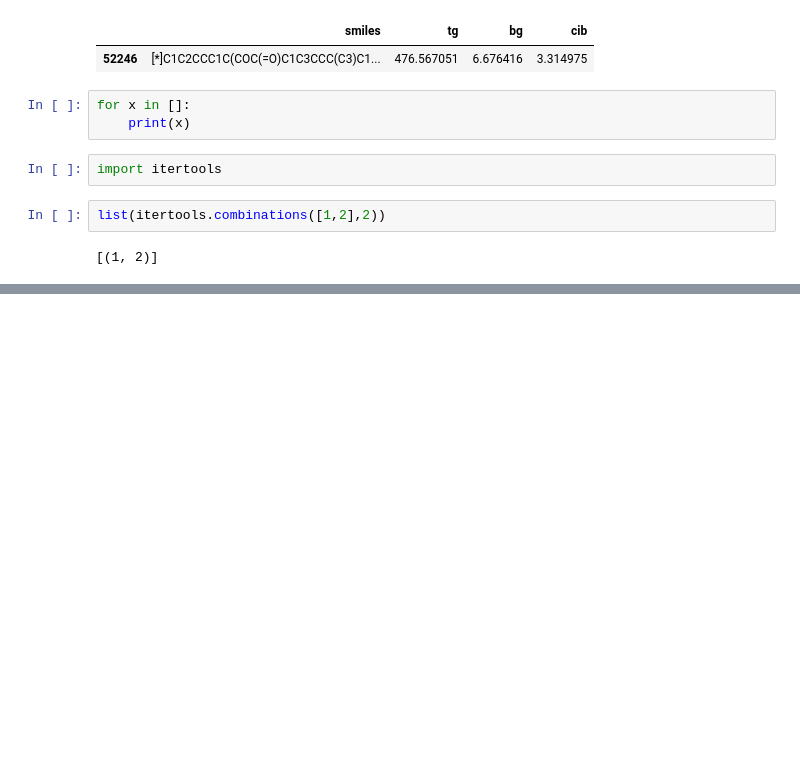
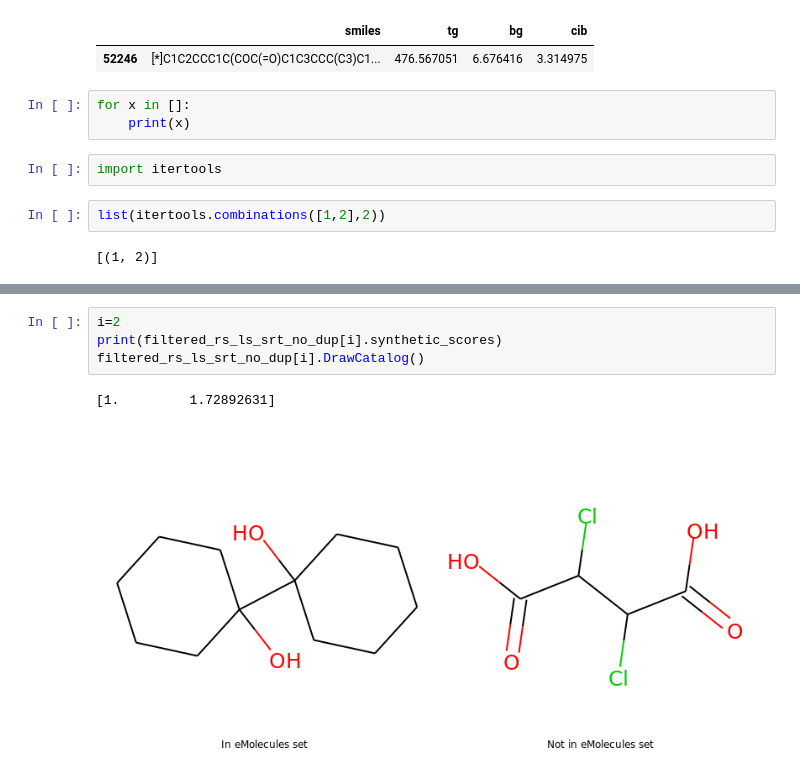
Before and after one commit to rishigurnani/hMOFs-Snurr, a Jupyter notebook: fall20_mse_8803_2.ipynb, the cells around one changed output, grey strips where cells are left out. Drawn from its saved outputs; the diff is of its cells as text; blank space fills up the shorter version.

```diff
--- a/fall20_mse_8803_2.ipynb
+++ b/fall20_mse_8803_2.ipynb
@@ -936,0 +1050,7 @@ list(itertools.combinations([1,2],2))
+# %%
+i=2
+print(filtered_rs_ls_srt_no_dup[i].synthetic_scores)
+filtered_rs_ls_srt_no_dup[i].DrawCatalog()
+# %% [output]
+[1.         1.72892631]
+[figure, added]
```
Also changed, not shown: parts of 88 cells of this notebook, 3 other files.
